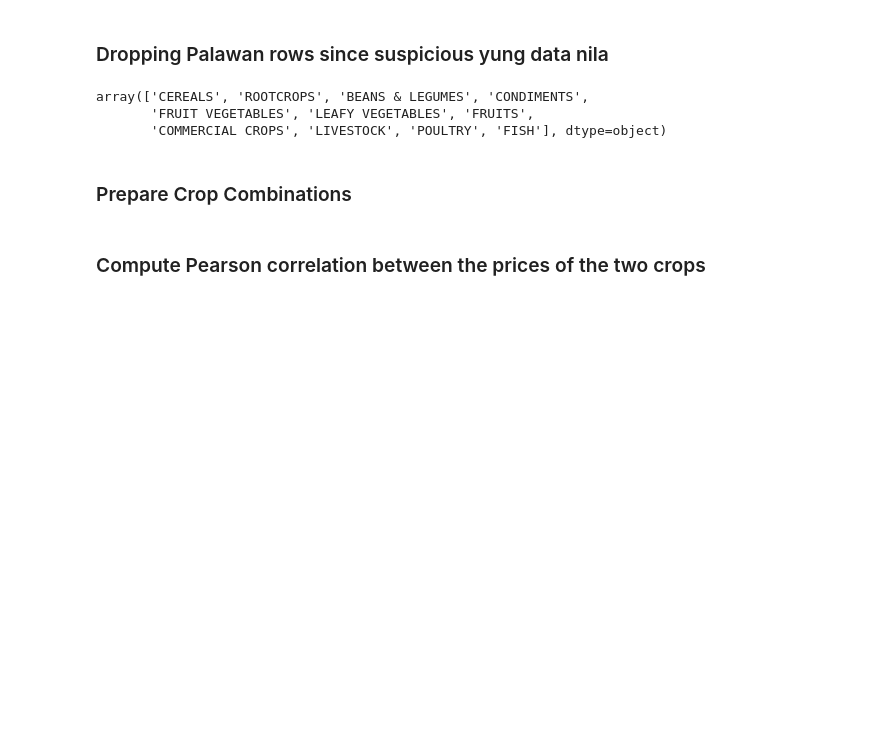
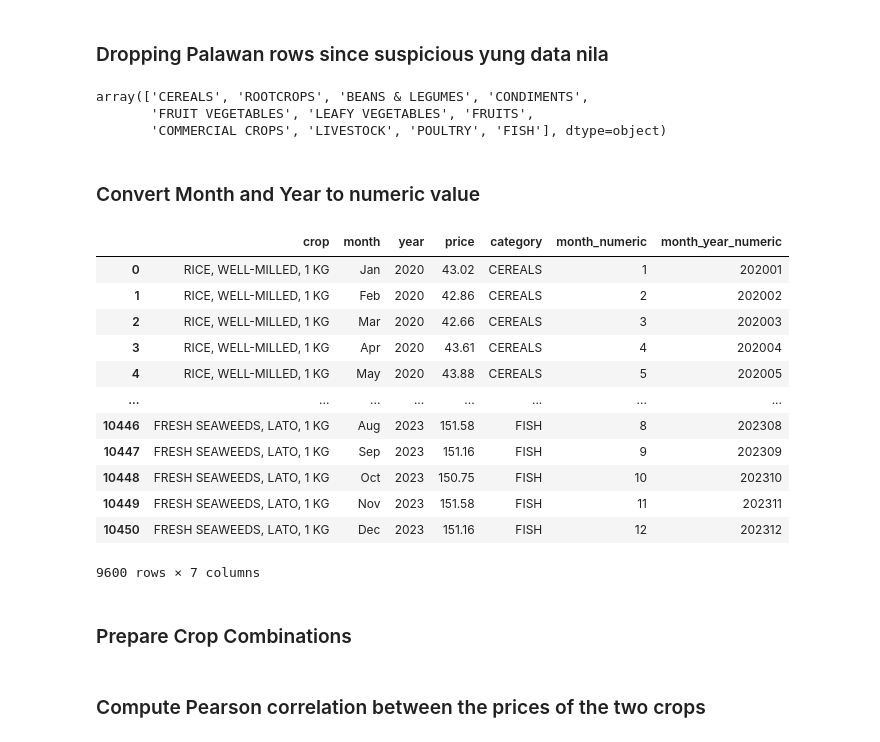
Before and after one commit to rue-22/cs132-group-two, a Jupyter notebook: EDA/EDAv1.ipynb, the cells around one changed output. Cells and saved outputs as stored; diff of their text form; code cells hidden in the pictures; blank space fills up the shorter version.

```diff
--- a/EDA/EDAv1.ipynb
+++ b/EDA/EDAv1.ipynb
@@ -17,3 +18,5 @@ df['category'].unique()
 array(['CEREALS', 'ROOTCROPS', 'BEANS & LEGUMES', 'CONDIMENTS',
        'FRUIT VEGETABLES', 'LEAFY VEGETABLES', 'FRUITS',
        'COMMERCIAL CROPS', 'LIVESTOCK', 'POULTRY', 'FISH'], dtype=object)
+# %% [markdown]
+### Convert Month and Year to numeric value
@@ -20,3 +30,19 @@ array(['CEREALS', 'ROOTCROPS', 'BEANS & LEGUMES', 'CONDIMENTS',
+# %%
+df
+# %% [output]
+|  | crop | month | year | price | category | month_numeric | month_year_numeric |
+| 0 | RICE, WELL-MILLED, 1 KG | Jan | 2020 | 43.02 | CEREALS | 1 | 202001 |
+| 1 | RICE, WELL-MILLED, 1 KG | Feb | 2020 | 42.86 | CEREALS | 2 | 202002 |
+| 2 | RICE, WELL-MILLED, 1 KG | Mar | 2020 | 42.66 | CEREALS | 3 | 202003 |
+| 3 | RICE, WELL-MILLED, 1 KG | Apr | 2020 | 43.61 | CEREALS | 4 | 202004 |
+| 4 | RICE, WELL-MILLED, 1 KG | May | 2020 | 43.88 | CEREALS | 5 | 202005 |
+| ... | ... | ... | ... | ... | ... | ... | ... |
+| 10446 | FRESH SEAWEEDS, LATO, 1 KG | Aug | 2023 | 151.58 | FISH | 8 | 202308 |
+| 10447 | FRESH SEAWEEDS, LATO, 1 KG | Sep | 2023 | 151.16 | FISH | 9 | 202309 |
+| 10448 | FRESH SEAWEEDS, LATO, 1 KG | Oct | 2023 | 150.75 | FISH | 10 | 202310 |
+| 10449 | FRESH SEAWEEDS, LATO, 1 KG | Nov | 2023 | 151.58 | FISH | 11 | 202311 |
+| 10450 | FRESH SEAWEEDS, LATO, 1 KG | Dec | 2023 | 151.16 | FISH | 12 | 202312 |
+9600 rows × 7 columns
 # %% [markdown]
 ### Prepare Crop Combinations
 # %%
```
Also changed, not shown: parts of 10 cells of this notebook, 1 other file.
